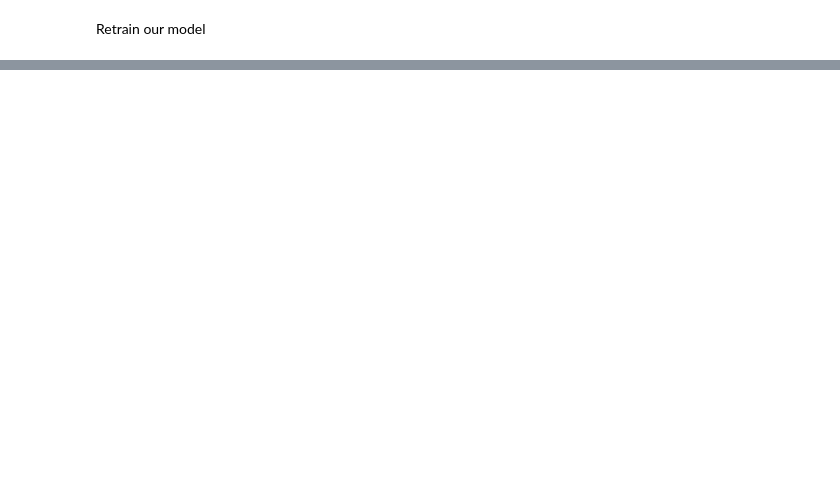
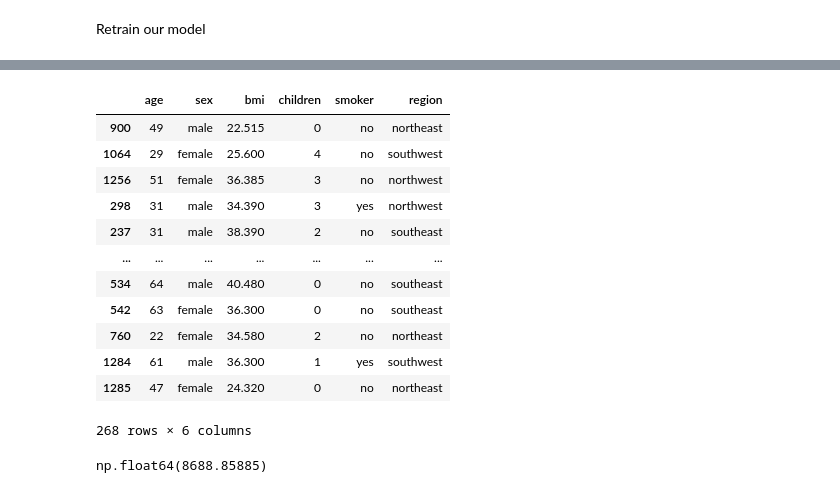
Before and after one commit to KaushalKumar-100/Model-Building, a Jupyter notebook: Model Building/Medical Insurance cost/insurance_cost.ipynb, the cells around one changed output, grey strips where cells are left out. Cells and saved outputs as stored; diff of their text form; code cells hidden in the pictures; blank space fills up the shorter version.

```diff
--- a/Model Building/Medical Insurance cost/insurance_cost.ipynb
+++ b/Model Building/Medical Insurance cost/insurance_cost.ipynb
@@ -611,0 +595,20 @@ with open("model.pkl",'wb') as file:
+# %%
+X_test
+# %% [output]
+|  | age | sex | bmi | children | smoker | region |
+| 900 | 49 | male | 22.515 | 0 | no | northeast |
+| 1064 | 29 | female | 25.600 | 4 | no | southwest |
+| 1256 | 51 | female | 36.385 | 3 | no | northwest |
+| 298 | 31 | male | 34.390 | 3 | yes | northwest |
+| 237 | 31 | male | 38.390 | 2 | no | southeast |
+| ... | ... | ... | ... | ... | ... | ... |
+| 534 | 64 | male | 40.480 | 0 | no | southeast |
+| 542 | 63 | female | 36.300 | 0 | no | southeast |
+| 760 | 22 | female | 34.580 | 2 | no | northeast |
+| 1284 | 61 | male | 36.300 | 1 | yes | southwest |
+| 1285 | 47 | female | 24.320 | 0 | no | northeast |
+268 rows × 6 columns
+# %%
+y_test.loc[900]
+# %% [output]
+np.float64(8688.85885)
```
Also changed, not shown: parts of 27 cells of this notebook, 33 other files.
